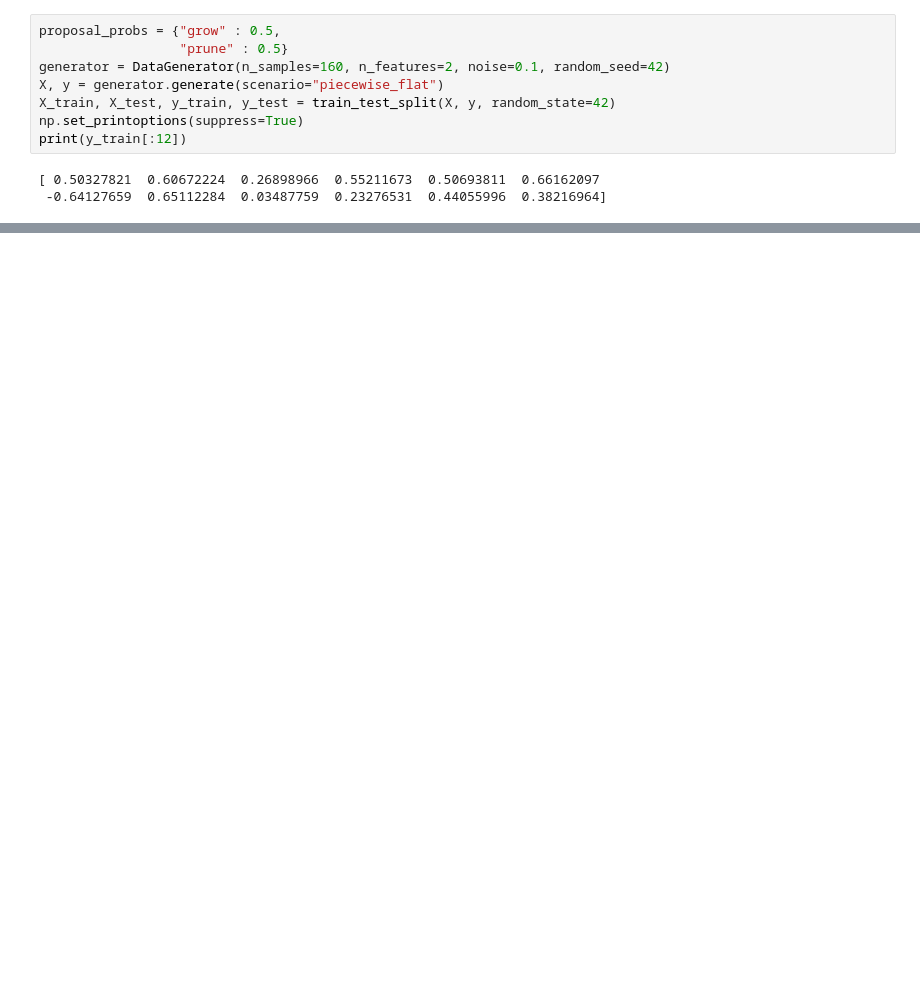
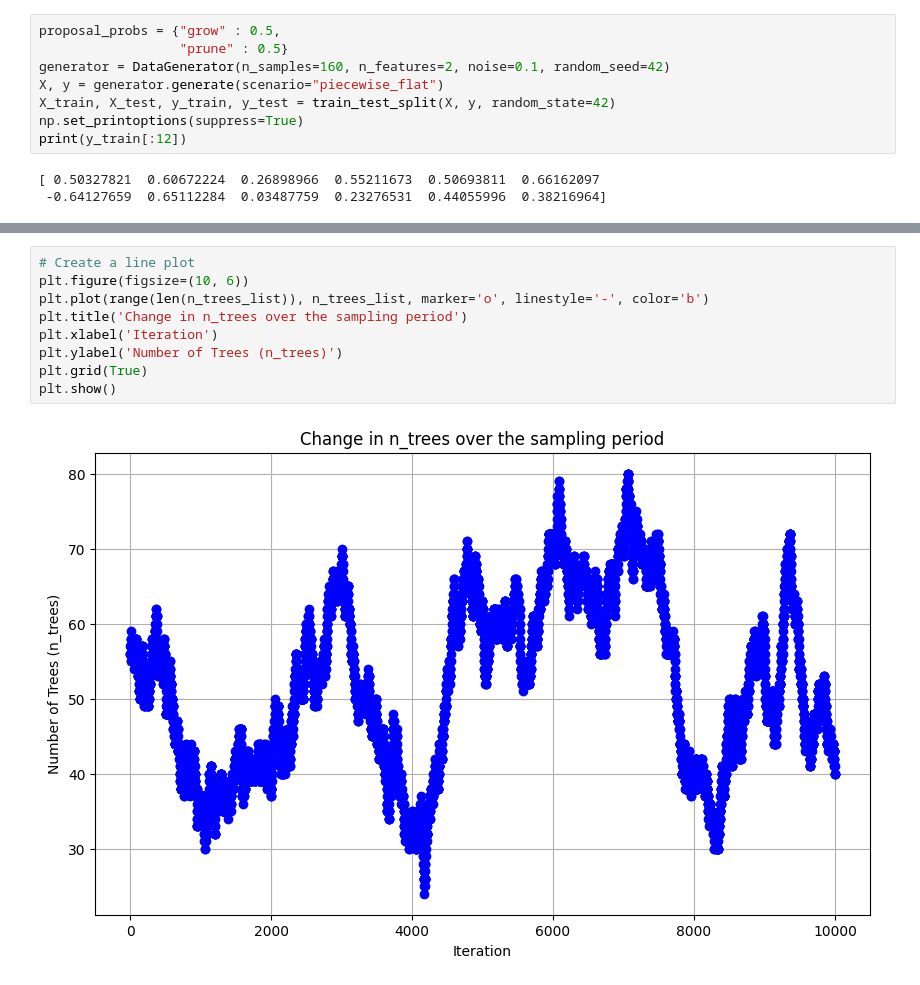
Before and after one commit to yanshuotan/bart-playground, a Jupyter notebook: notebooks/test_MCMC.ipynb, the cells around one changed output, grey strips where cells are left out. Drawn from its saved outputs; the diff is of its cells as text; blank space fills up the shorter version.

```diff
--- a/notebooks/test_MCMC.ipynb
+++ b/notebooks/test_MCMC.ipynb
@@ -231,3 +58,14 @@ bart.trace[-1].n_trees
+# %%
+# Create a line plot
+plt.figure(figsize=(10, 6))
+plt.plot(range(len(n_trees_list)), n_trees_list, marker='o', linestyle='-', color='b')
+plt.title('Change in n_trees over the sampling period')
+plt.xlabel('Iteration')
+plt.ylabel('Number of Trees (n_trees)')
+plt.grid(True)
+plt.show()
+# %% [output]
+[figure, added]
 # %%
 bart.trace[-1].trees
 # %% [output]
```
Also changed, not shown: parts of 9 cells of this notebook, 3 other files.
